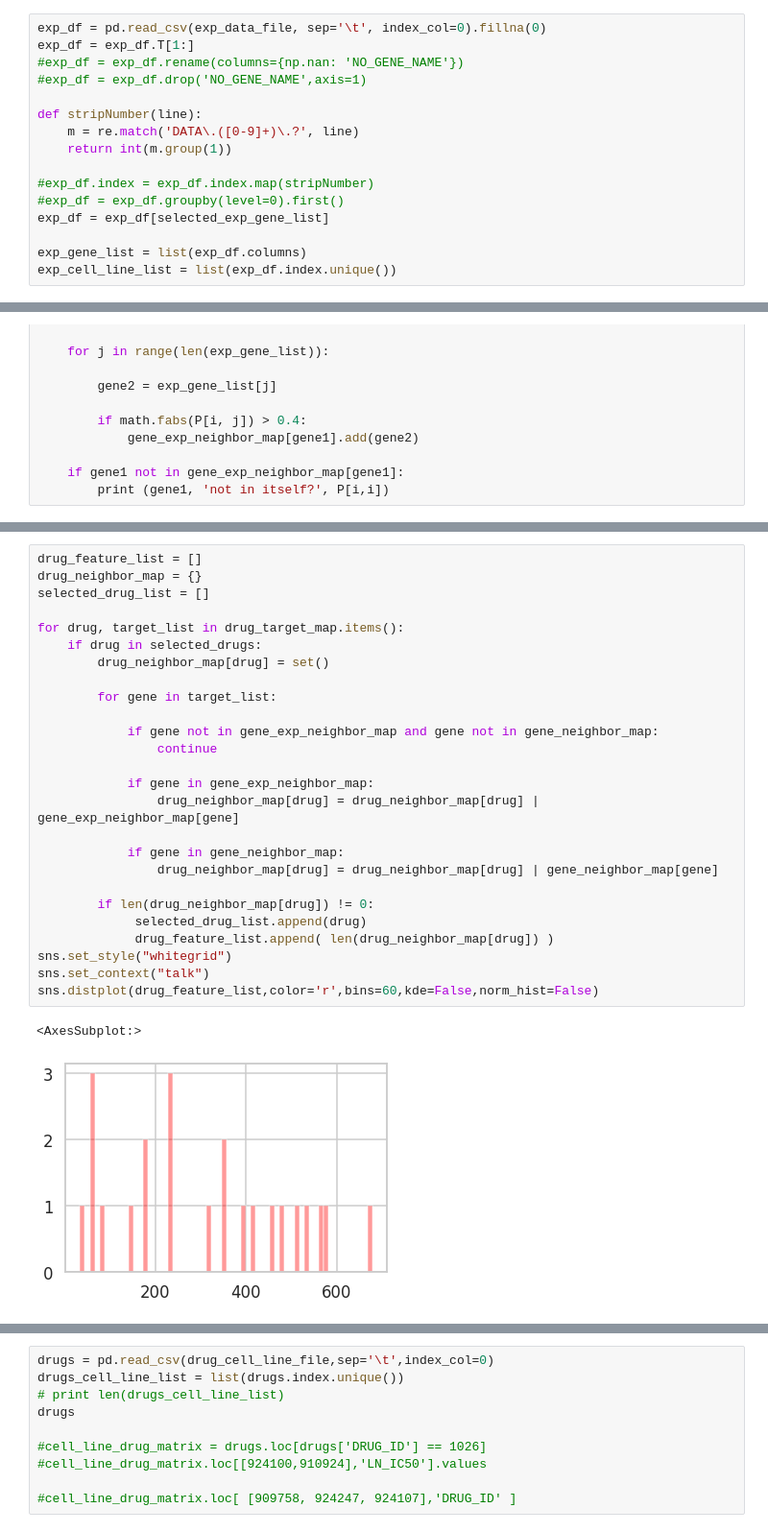
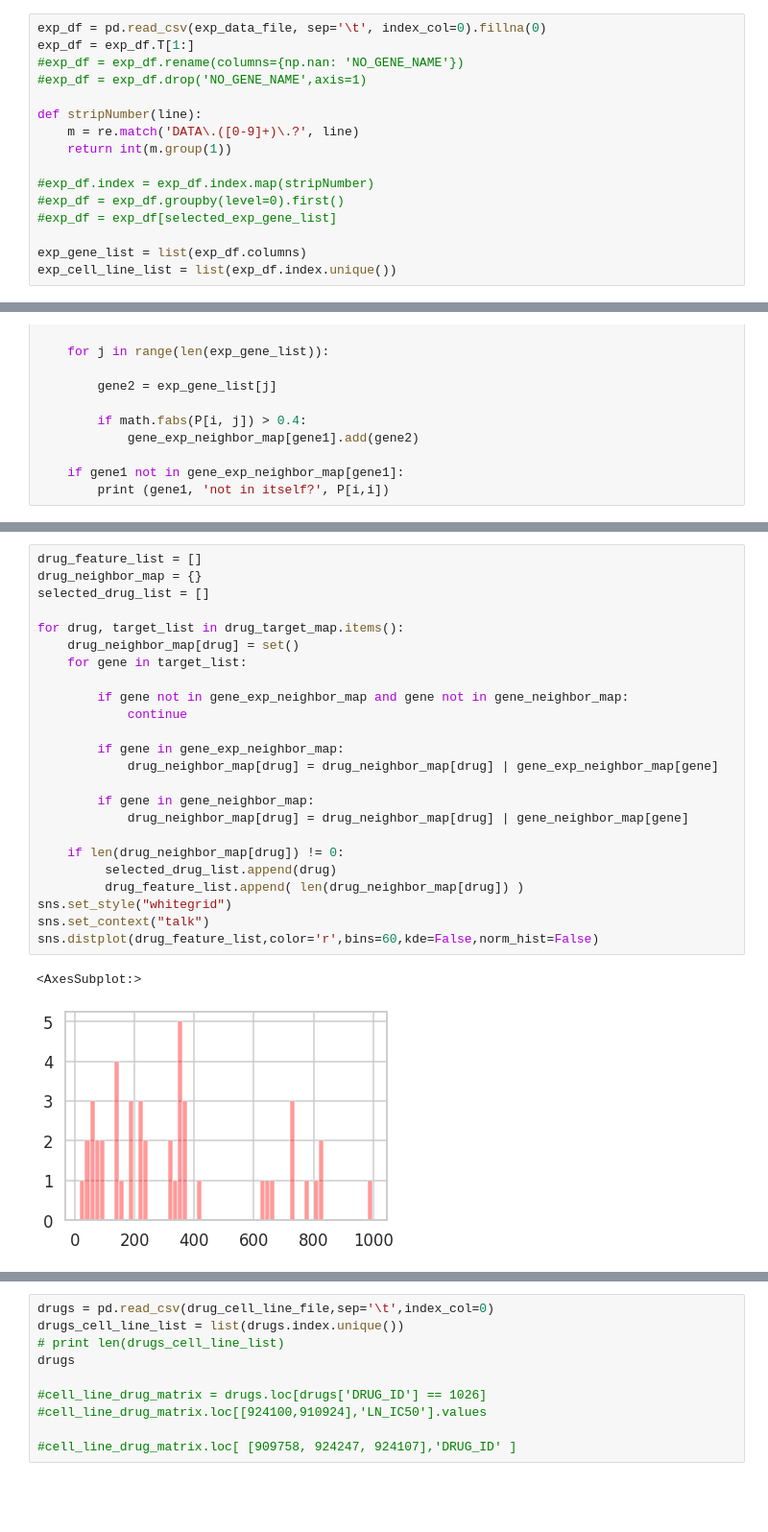
Before and after one commit to JDACS4C-IMPROVE/TCRP_data, a Jupyter notebook: code/process_PDTC.ipynb, the cells around one changed output, grey strips where cells are left out. Shown: that part at 96% size. Drawn from its saved outputs; the diff is of its cells as text; blank space fills up the shorter version.

```diff
--- a/code/process_PDTC.ipynb
+++ b/code/process_PDTC.ipynb
@@ -106,7 +106,7 @@ def stripNumber(line):
 
 #exp_df.index = exp_df.index.map(stripNumber)
 #exp_df = exp_df.groupby(level=0).first()
-exp_df = exp_df[selected_exp_gene_list]
+#exp_df = exp_df[selected_exp_gene_list]
 
 exp_gene_list = list(exp_df.columns)
 exp_cell_line_list = list(exp_df.index.unique())
@@ -305,29 +315,27 @@ selected_drugs
 # %%
 drug_feature_list = []
 drug_neighbor_map = {}
 selected_drug_list = []
 
 for drug, target_list in drug_target_map.items():
-    if drug in selected_drugs:
-        drug_neighbor_map[drug] = set()
+    drug_neighbor_map[drug] = set()
+    for gene in target_list:
 
-        for gene in target_list:
+        if gene not in gene_exp_neighbor_map and gene not in gene_neighbor_map:
+            continue
 
-            if gene not in gene_exp_neighbor_map and gene not in gene_neighbor_map:
-                continue
+        if gene in gene_exp_neighbor_map:
+            drug_neighbor_map[drug] = drug_neighbor_map[drug] | gene_exp_neighbor_map[gene]
 
-            if gene in gene_exp_neighbor_map:
-                drug_neighbor_map[drug] = drug_neighbor_map[drug] | gene_exp_neighbor_map[gene]
+        if gene in gene_neighbor_map:
+            drug_neighbor_map[drug] = drug_neighbor_map[drug] | gene_neighbor_map[gene]
 
-            if gene in gene_neighbor_map:
-                drug_neighbor_map[drug] = drug_neighbor_map[drug] | gene_neighbor_map[gene]
-
-        if len(drug_neighbor_map[drug]) != 0:
-             selected_drug_list.append(drug)
-             drug_feature_list.append( len(drug_neighbor_map[drug]) )
+    if len(drug_neighbor_map[drug]) != 0:
+         selected_drug_list.append(drug)
+         drug_feature_list.append( len(drug_neighbor_map[drug]) )
 sns.set_style("whitegrid")
 sns.set_context("talk")
 sns.distplot(drug_feature_list,color='r',bins=60,kde=False,norm_hist=False)
 # %% [output]
 <AxesSubplot:>
-[figure, old version]
+[figure, new version]
```
Also changed, not shown: parts of 8 cells of this notebook, 3 other files.
